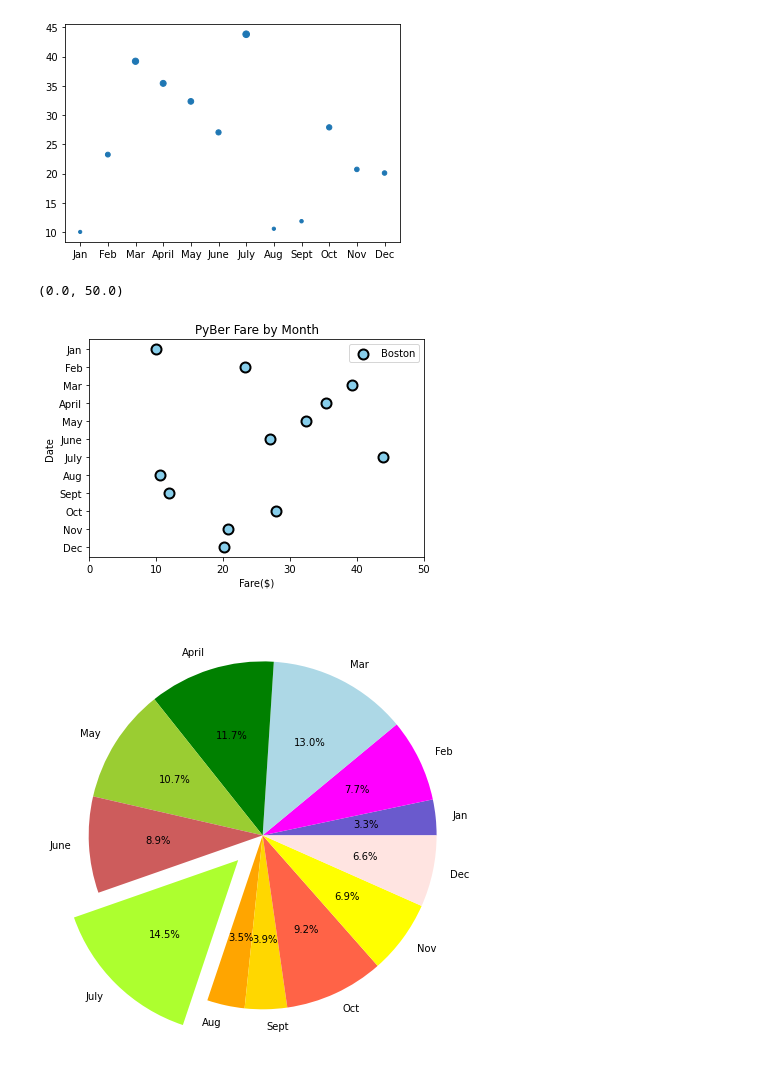
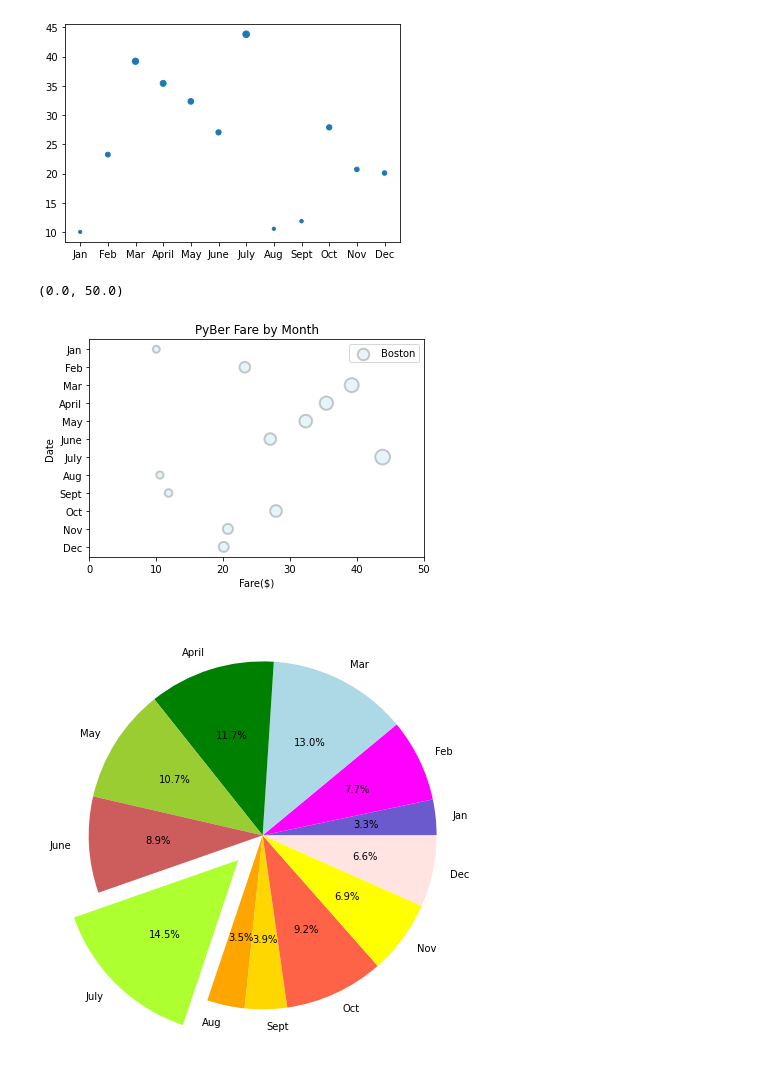
Before and after one commit to pasmi369/PyBer_Analysis, a Jupyter notebook: matplotlib_practice.ipynb, the cells around one changed output. Saved outputs shown, nothing was run; the diff lists cells and outputs as text; code cells hidden in the pictures.

```diff
--- a/matplotlib_practice.ipynb
+++ b/matplotlib_practice.ipynb
@@ -248,24 +248,24 @@ plt.scatter(x_axis, y_axis, s=y_axis)
 # %%
 
 fig, ax = plt.subplots()
-ax.scatter(y_axis,x_axis,color = 'skyblue',s=100, edgecolor = 'black', linewidth = 2, label = 'Boston')
+ax.scatter(y_axis,x_axis,color = 'skyblue', s = [item * 5 for item in y_axis], edgecolor = 'black', linewidth = 2, label = 'Boston', alpha = 0.2)
 
 
 #Change the size of the markers to 5 times each data point.
 
 
 #Make the color 20% transparent.
 
 
 ax.invert_yaxis()
 ax.legend()
 ax.set_title('PyBer Fare by Month')
 ax.set_xlabel("Fare($)")
 ax.set_ylabel("Date")
 ax.set_xlim(0,50)
 # %% [output]
 (0.0, 50.0)
-[figure, old version]
+[figure, new version]
 # %%
 # Assign 12 colors, one for each month.
 colors = ["slateblue", "magenta", "lightblue", "green", "yellowgreen", "indianred", "greenyellow", "orange", "gold", "tomato", "yellow", "mistyrose"]
```
Also changed, not shown: 4 other files.
